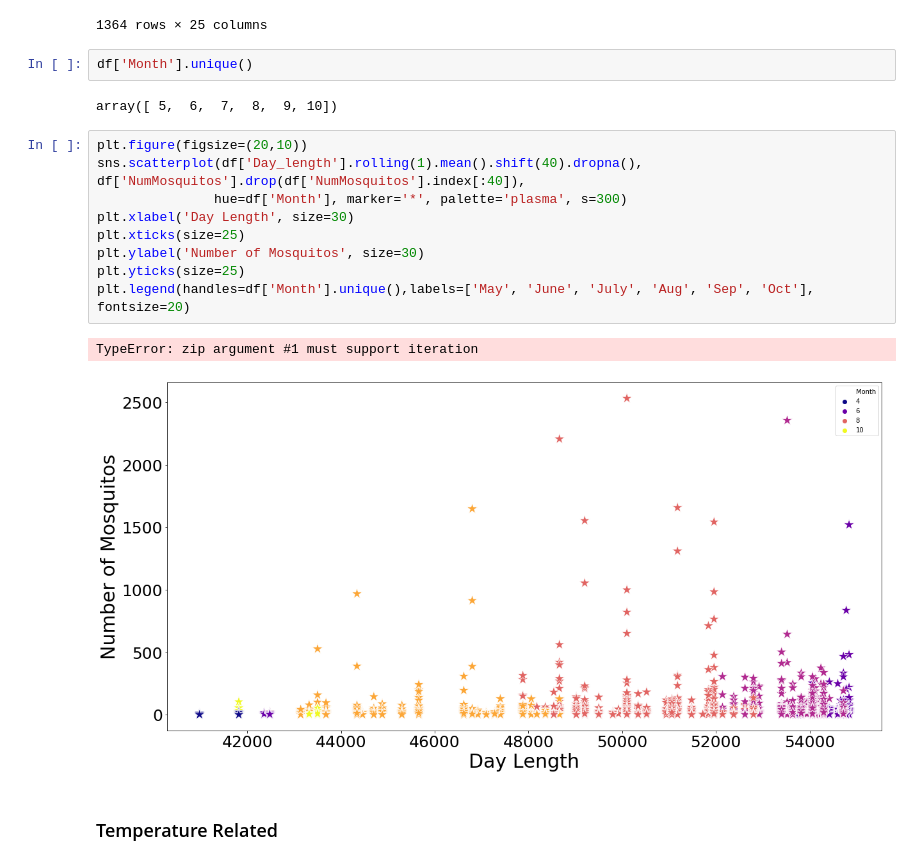
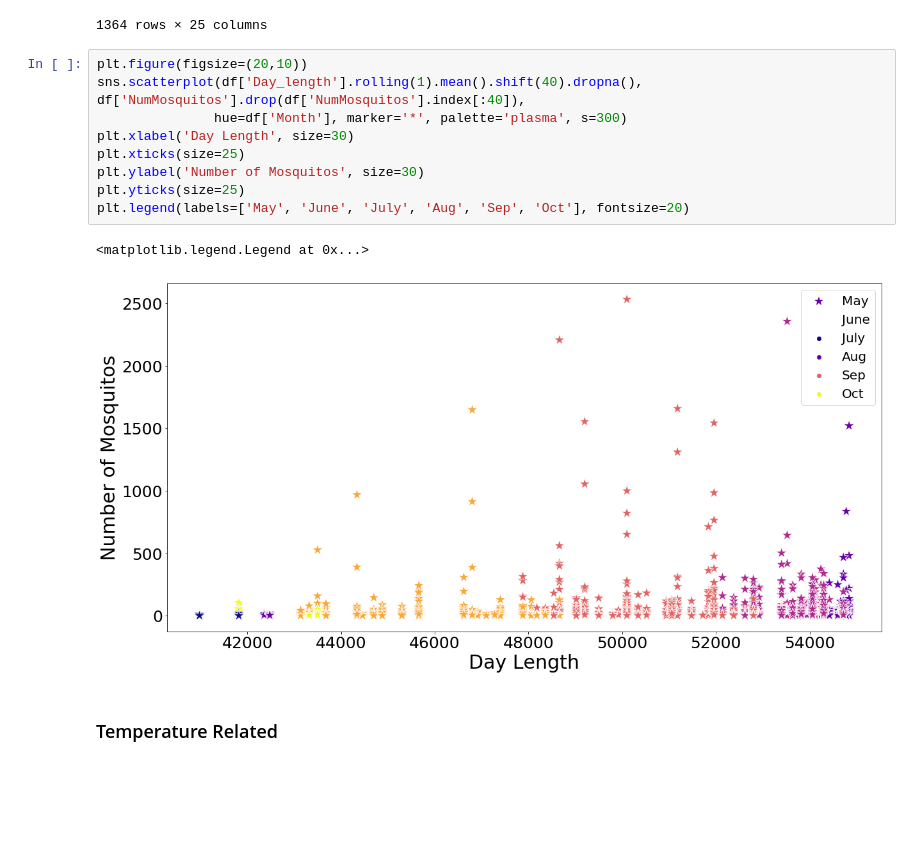
Before and after one commit to camarenad/wnv_prevention, a Jupyter notebook: jj/EDA_Merged_Data_JJ.ipynb, the cells around one changed output. Cells and saved outputs as stored; diff of their text form; blank space fills up the shorter version.

```diff
--- a/jj/EDA_Merged_Data_JJ.ipynb
+++ b/jj/EDA_Merged_Data_JJ.ipynb
@@ -110,22 +110,18 @@ df[df['Month'] == 6]
 | 6962 | T900 | CULEX RESTUANS | 50 | 0 | 54720 | 83.0 | 67.5 | 75.5 | 9.75 | ... |
 | 6963 | T903 | CULEX RESTUANS | 9 | 0 | 54720 | 83.0 | 67.5 | 75.5 | 9.75 | ... |
 1364 rows × 25 columns
-# %%
-df['Month'].unique()
-# %% [output]
-array([ 5,  6,  7,  8,  9, 10])
 # %%
 plt.figure(figsize=(20,10))
 sns.scatterplot(df['Day_length'].rolling(1).mean().shift(40).dropna(), df['NumMosquitos'].drop(df['NumMosquitos'].index[:40]),
                hue=df['Month'], marker='*', palette='plasma', s=300)
 plt.xlabel('Day Length', size=30)
 plt.xticks(size=25)
 plt.ylabel('Number of Mosquitos', size=30)
 plt.yticks(size=25)
-plt.legend(handles=df['Month'].unique(),labels=['May', 'June', 'July', 'Aug', 'Sep', 'Oct'], fontsize=20)
+plt.legend(labels=['May', 'June', 'July', 'Aug', 'Sep', 'Oct'], fontsize=20)
 # %% [output]
-TypeError: zip argument #1 must support iteration
+<matplotlib.legend.Legend at 0x...>
-[figure, old version]
+[figure, new version]
 # %% [markdown]
 ### Temperature Related
 # %% [markdown]
```
Also changed, not shown: parts of 1 cell of this notebook, 1 other file.
